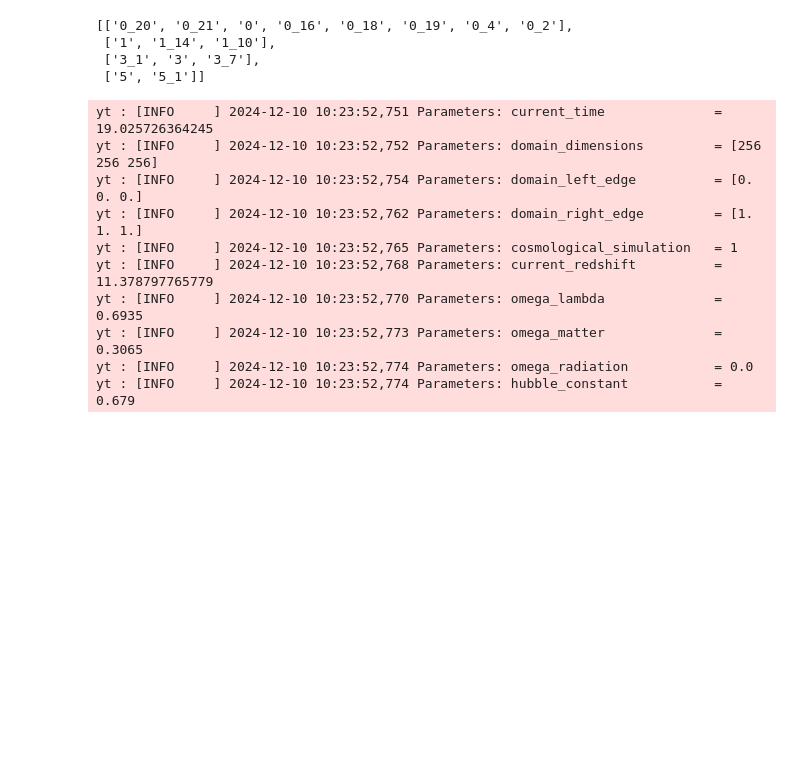
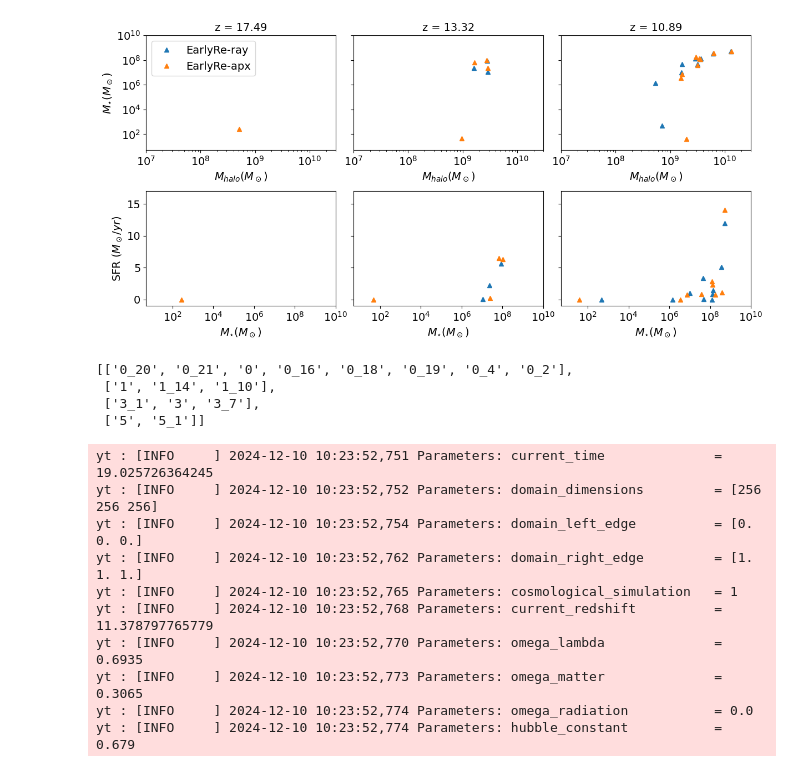
Before and after one commit to thinhhn2/H2_self_shielding, a Jupyter notebook: Number_of_halos_with_unique_stars_selfshielding.ipynb, the cells around one changed output. Drawn from its saved outputs; the diff is of its cells as text; code cells hidden in the pictures; blank space fills up the shorter version.

```diff
--- a/Number_of_halos_with_unique_stars_selfshielding.ipynb
+++ b/Number_of_halos_with_unique_stars_selfshielding.ipynb
@@ -10,3 +84,92 @@ import os
+# %%
+def halom_sm_sfr(idx, sassign, rawtree, tree):
+    halom = []
+    sm = []
+    sfr =[]
+    redshift = tree['0'][idx]['redshift']
+    for branch in sassign[idx].keys():
+        if sassign[idx][branch]['total_mass'] > 0:
+            sm.append(sassign[idx][branch]['total_mass'])
+            halom.append(rawtree[branch][int(idx)]['Halo_Mass'])
+            sfr.append(sassign[idx][branch]['sfr'])
+    return halom, sm, sfr, redshift
+# %%
+ray_halom1, ray_sm1, ray_sfr1, redshift1 = halom_sm_sfr('108', ray_sassign, ray_rawtree, ray_tree)
+ray_halom, ray_sm, ray_sfr, redshift = halom_sm_sfr('211', ray_sassign, ray_rawtree, ray_tree)
+ray_halom0, ray_sm0, ray_sfr0, redshift0 = halom_sm_sfr('5', ray_sassign, ray_rawtree, ray_tree)
+apx_halom1, apx_sm1, apx_sfr1, redshift1 = halom_sm_sfr('108', apx_sassign, apx_rawtree, apx_tree)
+apx_halom, apx_sm, apx_sfr, redshift = halom_sm_sfr('211', apx_sassign, apx_rawtree, apx_tree)
+apx_halom0, apx_sm0, apx_sfr0, redshift0 = halom_sm_sfr('5', apx_sassign, apx_rawtree, apx_tree)
+# %%
+fig, axs = plt.subplots(nrows = 2, ncols = 3, sharey = 'row', figsize=(12,6))
+
+axs[0,0].plot(ray_halom0, ray_sm0,'^',label='EarlyRe-ray')
+axs[0,0].plot(apx_halom0, apx_sm0,'^',label='EarlyRe-apx')
+axs[0,0].set_xscale('log')
+axs[0,0].set_yscale('log')
+axs[0,0].set_xlabel(r'$M_{halo} (M_\odot)$', fontsize=14)
+axs[0,0].set_ylabel(r'$M_{\star} (M_\odot)$', fontsize=14)
+axs[0,0].set_ylim([0.5e1,1e10])
+axs[0,0].set_xlim(1e7,3e10)
+axs[0,0].set_title('z = %.2f' % redshift0, fontsize=14)
+#plt.xticks([1e6,1e7,1e8,1e9,1e10])
+axs[0,0].legend(loc='upper left', fontsize=14)
+axs[0,0].tick_params(axis='both', which='major', labelsize=14)
+
+axs[1,0].plot(ray_sm0, ray_sfr0,'^',label='EarlyRe-ray')
+axs[1,0].plot(apx_sm0, apx_sfr0,'^',label='EarlyRe-apx')
+axs[1,0].set_xscale('log')
+axs[1,0].set_xlabel(r'$M_{\star} (M_\odot)$', fontsize=14)
+axs[1,0].set_ylabel(r'SFR ($M_\odot/yr$)', fontsize=14)
+axs[1,0].set_xlim([0.5e1,1e10])
+axs[1,0].set_ylim([-1,17])
+axs[1,0].tick_params(axis='both', which='major', labelsize=14)
+
+#------------------------------------------------------------------
+
+axs[0,1].plot(ray_halom1, ray_sm1,'^',label='EarlyRe-ray')
+axs[0,1].plot(apx_halom1, apx_sm1,'^',label='EarlyRe-apx')
+axs[0,1].set_xscale('log')
+axs[0,1].set_yscale('log')
+axs[0,1].set_xlabel(r'$M_{halo} (M_\odot)$', fontsize=14)
+axs[0,1].set_ylim([0.5e1,1e10])
+axs[0,1].set_xlim(1e7,3e10)
+axs[0,1].set_title('z = %.2f' % redshift1, fontsize=14)
+axs[0,1].tick_params(axis='both', which='major', labelsize=14)
+
+axs[1,1].plot(ray_sm1, ray_sfr1,'^',label='EarlyRe-ray')
+axs[1,1].plot(apx_sm1, apx_sfr1,'^',label='EarlyRe-apx')
+axs[1,1].set_xscale('log')
+axs[1,1].set_xlabel(r'$M_{\star} (M_\odot)$', fontsize=14)
+axs[1,1].set_xlim([0.5e1,1e10])
+axs[1,1].set_ylim([-1,17])
+axs[1,1].tick_params(axis='both', which='major', labelsize=14)
+
+#------------------------------------------------------------------
+
+axs[0,2].plot(ray_halom, ray_sm,'^',label='EarlyRe-ray')
+axs[0,2].plot(apx_halom, apx_sm,'^',label='EarlyRe-apx')
+axs[0,2].set_xscale('log')
+axs[0,2].set_yscale('log')
+axs[0,2].set_xlabel(r'$M_{halo} (M_\odot)$', fontsize=14)
+axs[0,2].set_ylim([0.5e1,1e10])
+axs[0,2].set_xlim(1e7,3e10)
+axs[0,2].set_title('z = %.2f' % redshift, fontsize=14)
+axs[0,2].tick_params(axis='both', which='major', labelsize=14)
+
+axs[1,2].plot(ray_sm, ray_sfr,'^',label='EarlyRe-ray')
+axs[1,2].plot(apx_sm, apx_sfr,'^',label='EarlyRe-apx')
+axs[1,2].set_xscale('log')
+axs[1,2].set_xlabel(r'$M_{\star} (M_\odot)$', fontsize=14)
+axs[1,2].set_xlim([0.5e1,1e10])
+axs[1,2].set_ylim([-1,17])
+axs[1,2].tick_params(axis='both', which='major', labelsize=14)
+
+plt.tight_layout()
+
+#plt.savefig('/work/hdd/bbvl/tnguyen2/figures/self-shielding/SFR_stellarmass_totalmass_EarlyRe_starassignment.png', dpi=300)
+# %% [output]
+[figure, new version]
 # %%
 def search_closest_upper(value, array):
     diff = array - value
```
Also changed, not shown: parts of 14 cells of this notebook.
